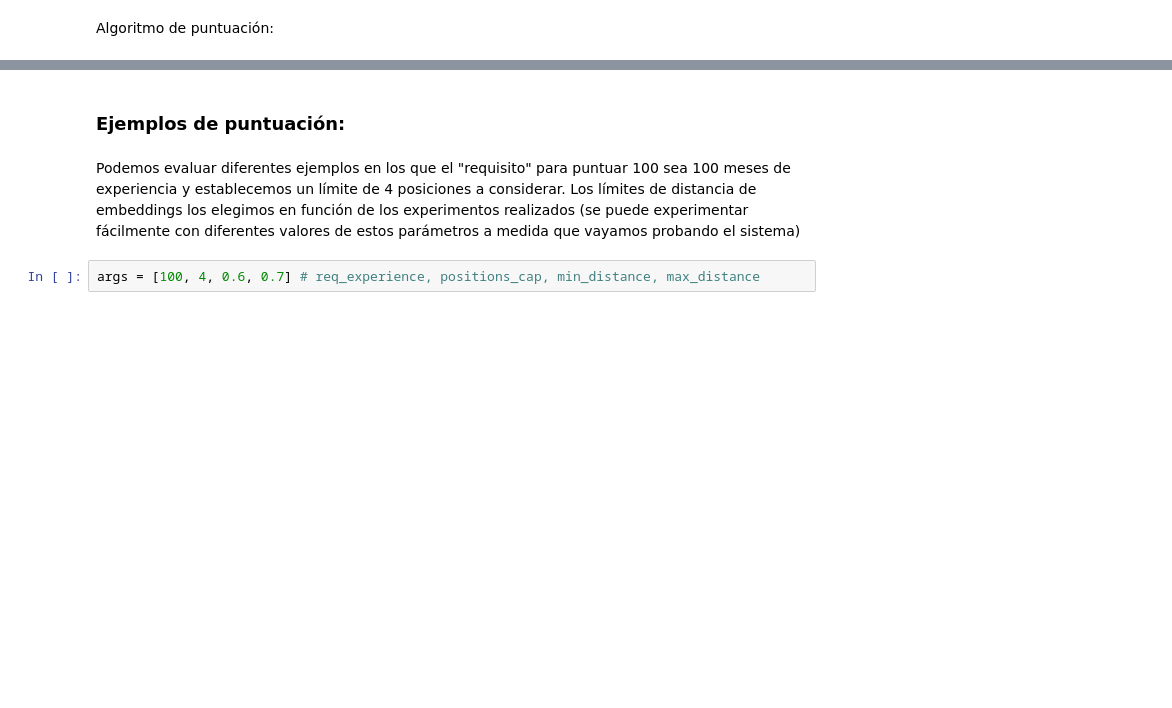
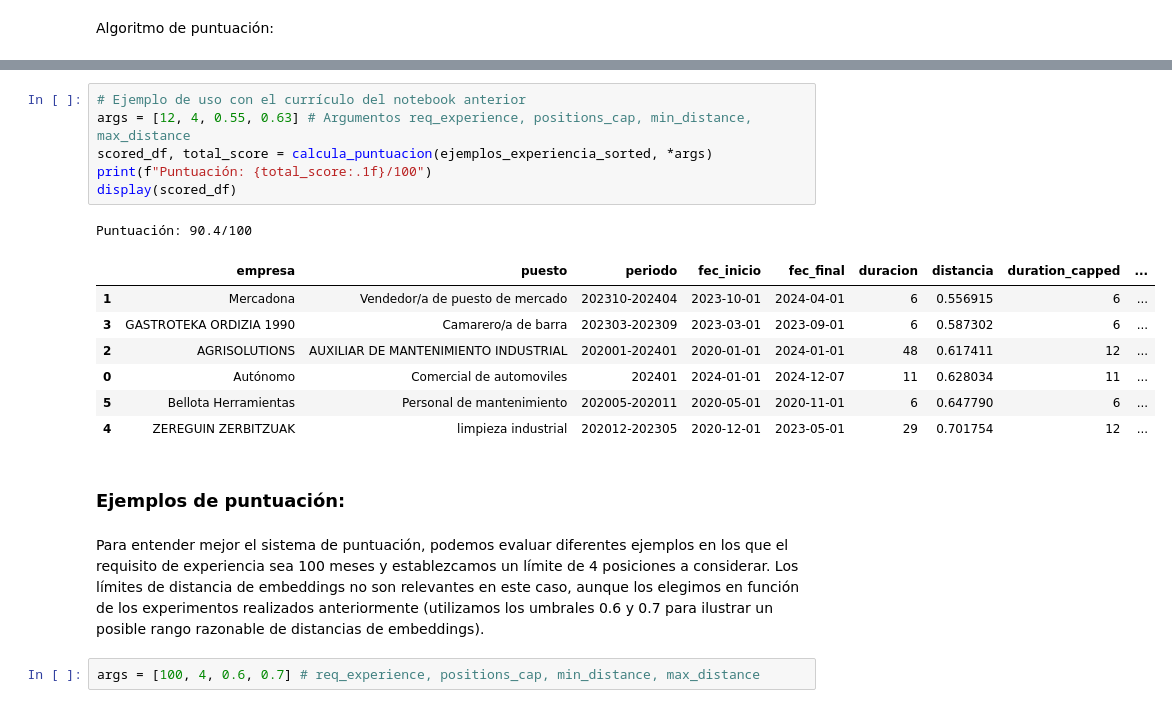
Before and after one commit to reddgr/procesador-de-curriculos-cv, a Jupyter notebook: notebooks/02-puntuacion-de-cv-con-embeddings.ipynb, the cells around one changed output, grey strips where cells are left out. Drawn from its saved outputs; the diff is of its cells as text; blank space fills up the shorter version.

Commit message:
notebooks 1 y 2 completos

```diff
--- a/puntuacion-de-cv-con-embeddings.ipynb
+++ b/notebooks/02-puntuacion-de-cv-con-embeddings.ipynb
@@ -220,7 +213,22 @@ Total Score: 74.45
+# %%
+# Ejemplo de uso con el currículo del notebook anterior
+args = [12, 4, 0.55, 0.63] # Argumentos req_experience, positions_cap, min_distance, max_distance
+scored_df, total_score = calcula_puntuacion(ejemplos_experiencia_sorted, *args)
+print(f"Puntuación: {total_score:.1f}/100")
+display(scored_df)
+# %% [output]
+Puntuación: 90.4/100
+|  | empresa | puesto | periodo | fec_inicio | fec_final | duracion | distancia | duration_capped | ... |
+| 1 | Mercadona | Vendedor/a de puesto de mercado | 202310-202404 | 2023-10-01 | 2024-04-01 | 6 | 0.556915 | 6 | ... |
+| 3 | GASTROTEKA ORDIZIA 1990 | Camarero/a de barra | 202303-202309 | 2023-03-01 | 2023-09-01 | 6 | 0.587302 | 6 | ... |
+| 2 | AGRISOLUTIONS | AUXILIAR DE MANTENIMIENTO INDUSTRIAL | 202001-202401 | 2020-01-01 | 2024-01-01 | 48 | 0.617411 | 12 | ... |
+| 0 | Autónomo | Comercial de automoviles | 202401 | 2024-01-01 | 2024-12-07 | 11 | 0.628034 | 11 | ... |
+| 5 | Bellota Herramientas | Personal de mantenimiento | 202005-202011 | 2020-05-01 | 2020-11-01 | 6 | 0.647790 | 6 | ... |
+| 4 | ZEREGUIN ZERBITZUAK | limpieza industrial | 202012-202305 | 2020-12-01 | 2023-05-01 | 29 | 0.701754 | 12 | ... |
 # %% [markdown]
 ### Ejemplos de puntuación:
 # %% [markdown]
-Podemos evaluar diferentes ejemplos en los que el "requisito" para puntuar 100 sea 100 meses de experiencia y establecemos un límite de 4 posiciones a considerar. Los límites de distancia de embeddings los elegimos en función de los experimentos realizados (se puede experimentar fácilmente con diferentes valores de estos parámetros a medida que vayamos probando el sistema)
+Para entender mejor el sistema de puntuación, podemos evaluar diferentes ejemplos en los que el requisito de experiencia sea 100 meses y establezcamos un límite de 4 posiciones a considerar. Los límites de distancia de embeddings no son relevantes en este caso, aunque los elegimos en función de los experimentos realizados anteriormente (utilizamos los umbrales 0.6 y 0.7 para ilustrar un posible rango razonable de distancias de embeddings).
 # %%
 args = [100, 4, 0.6, 0.7] # req_experience, positions_cap, min_distance, max_distance
 # %% [markdown]
```
Also changed, not shown: parts of 15 cells of this notebook, 6 other files.
